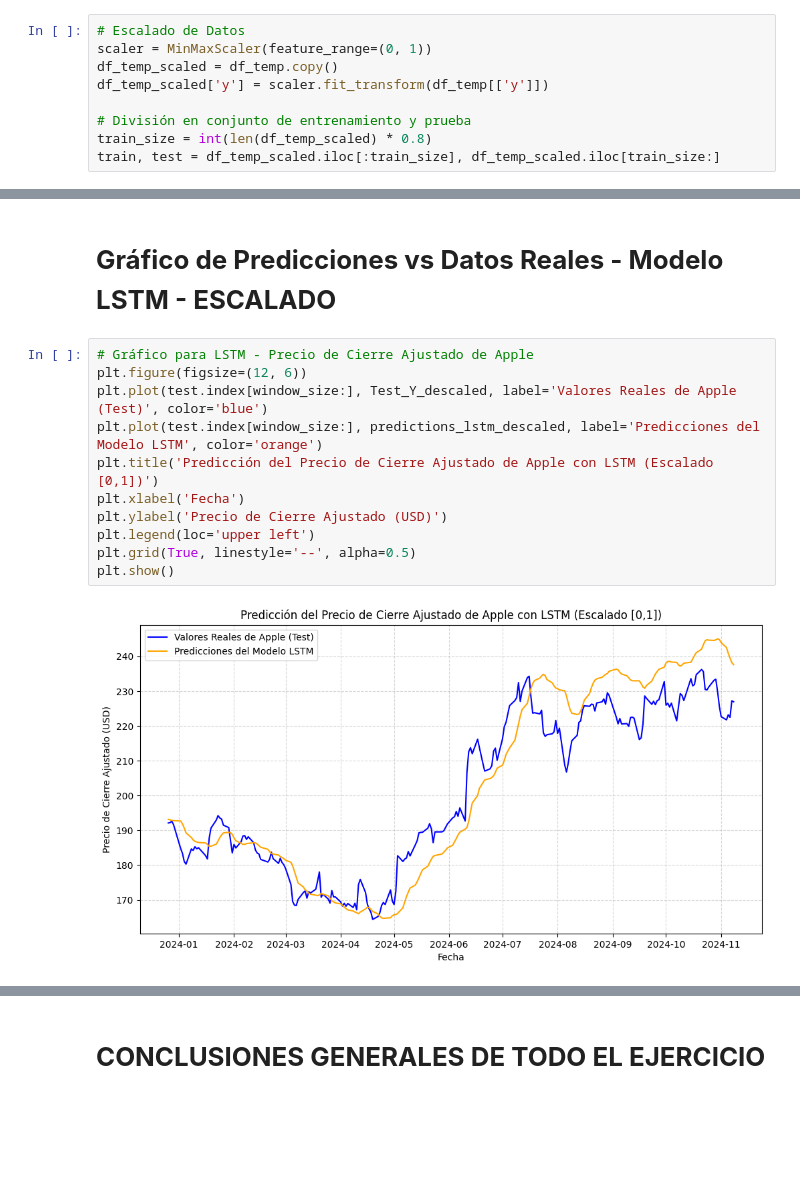
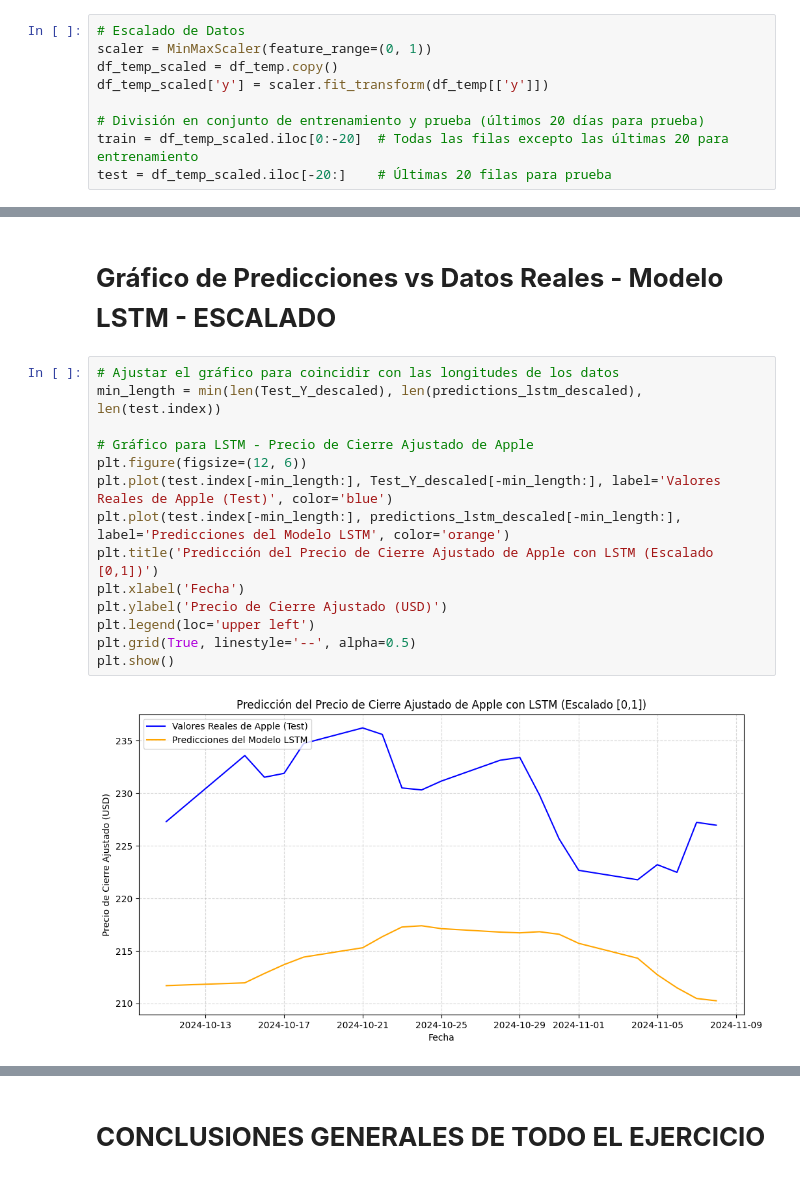
Before and after one commit to jrebull/MNA, a Jupyter notebook: Serie_de_Tiempo_Javier_Rebull_A01795838_Final.ipynb, the cells around one changed output, grey strips where cells are left out. Saved outputs shown, nothing was run; the diff lists cells and outputs as text; blank space fills up the shorter version.

```diff
--- a/Serie_de_Tiempo_Javier_Rebull_A01795838_Final.ipynb
+++ b/Serie_de_Tiempo_Javier_Rebull_A01795838_Final.ipynb
@@ -1211,9 +1211,9 @@ scaler = MinMaxScaler(feature_range=(0, 1))
 df_temp_scaled = df_temp.copy()
 df_temp_scaled['y'] = scaler.fit_transform(df_temp[['y']])
 
-# División en conjunto de entrenamiento y prueba
-train_size = int(len(df_temp_scaled) * 0.8)
-train, test = df_temp_scaled.iloc[:train_size], df_temp_scaled.iloc[train_size:]
+# División en conjunto de entrenamiento y prueba (últimos 20 días para prueba)
+train = df_temp_scaled.iloc[0:-20]  # Todas las filas excepto las últimas 20 para entrenamiento
+test = df_temp_scaled.iloc[-20:]    # Últimas 20 filas para prueba
 # %% [markdown]
 # **2A - Modelo Ingenuo - ESCALADO**
 # %%
@@ -1637,18 +1694,21 @@ El resultado de **Error-Modelo-LSTM: RMSE: 8.965** indica el error cuadrático m
 # %% [markdown]
 # **Gráfico de Predicciones vs Datos Reales - Modelo LSTM - ESCALADO**
 # %%
+# Ajustar el gráfico para coincidir con las longitudes de los datos
+min_length = min(len(Test_Y_descaled), len(predictions_lstm_descaled), len(test.index))
+
 # Gráfico para LSTM - Precio de Cierre Ajustado de Apple
 plt.figure(figsize=(12, 6))
-plt.plot(test.index[window_size:], Test_Y_descaled, label='Valores Reales de Apple (Test)', color='blue')
-plt.plot(test.index[window_size:], predictions_lstm_descaled, label='Predicciones del Modelo LSTM', color='orange')
+plt.plot(test.index[-min_length:], Test_Y_descaled[-min_length:], label='Valores Reales de Apple (Test)', color='blue')
+plt.plot(test.index[-min_length:], predictions_lstm_descaled[-min_length:], label='Predicciones del Modelo LSTM', color='orange')
 plt.title('Predicción del Precio de Cierre Ajustado de Apple con LSTM (Escalado [0,1])')
 plt.xlabel('Fecha')
 plt.ylabel('Precio de Cierre Ajustado (USD)')
 plt.legend(loc='upper left')
 plt.grid(True, linestyle='--', alpha=0.5)
 plt.show()
 # %% [output]
-[figure, old version]
+[figure, new version]
 # %%
 # Generar predicciones del modelo LSTM con todos los datos desescalados
 predictions_lstm_descaled = scaler.inverse_transform(predictions_lstm)
```
Also changed, not shown: parts of 26 cells of this notebook.
